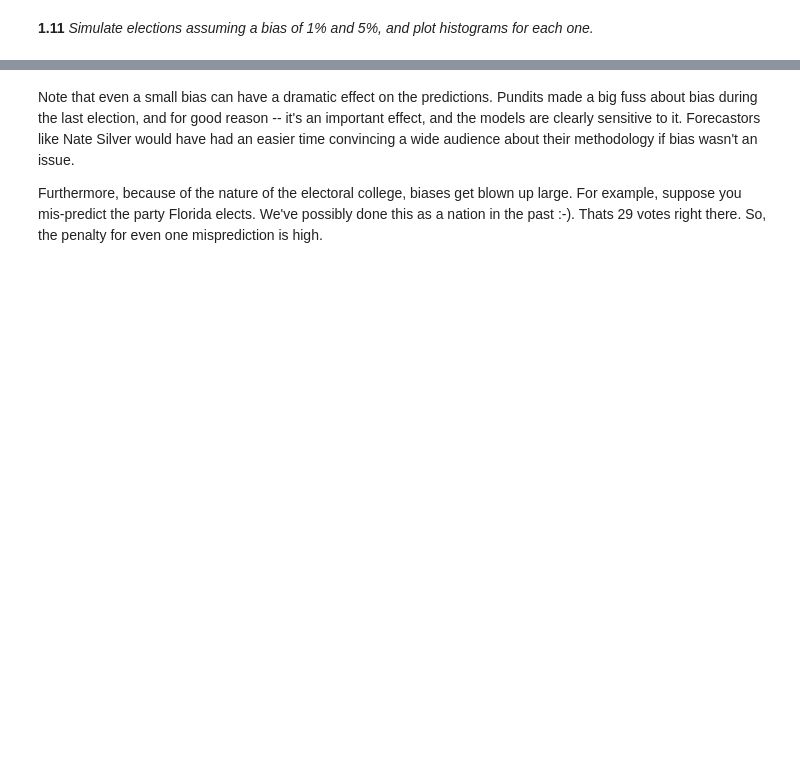
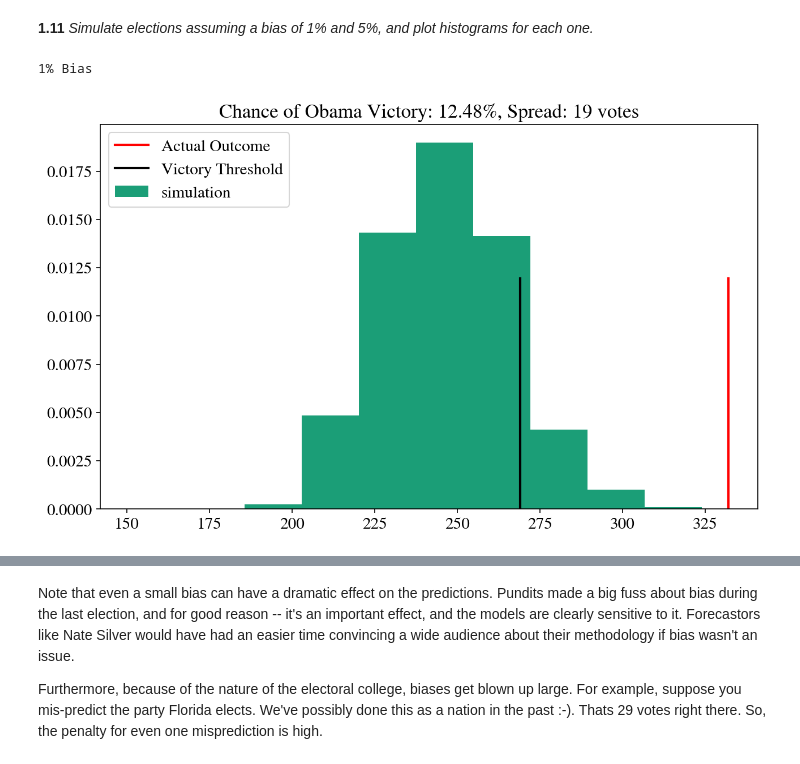
Before and after one commit to dashster18/content, a Jupyter notebook: HW2.ipynb, the cells around one changed output, grey strips where cells are left out. Saved outputs shown, nothing was run; the diff lists cells and outputs as text; code cells hidden in the pictures; blank space fills up the shorter version.

```diff
--- a/HW2.ipynb
+++ b/HW2.ipynb
@@ -501,6 +502,7 @@ $$
 CDF(z) = \frac1{2}\left(1 + {\rm erf}\left(\frac{z - \mu}{\sqrt{2 \sigma^2}}\right)\right)
 $$
 # %%
+from scipy.special import erf
 """
 Function
 --------
@@ -521,7 +523,12 @@ model : DataFrame
      * Obama: probability that the state votes for Obama.
     model.index should be set to gallup.index (that is, it should be indexed by state name)
 """
-# your code here
+def uncertain_gallup_model(gallup):
+    model = pd.DataFrame(index=gallup.index)
+    sampling_error = 3.0
+    prob = .5 * (1 + erf(gallup.Dem_Adv / math.sqrt(2 * sampling_error**2)))
+    model['Obama'] = prob
+    return model
 # %% [markdown]
 We construct the model by estimating the probabilities:
 # %%
@@ -575,6 +585,9 @@ Examples
 >>> model.ix['Flordia']
 >>> .460172
 """
-#your code here
+def biased_gallup_poll(gallup, bias):
+    biased_gallup = gallup
+    biased_gallup.Dem_Adv -= bias
+    return uncertain_gallup_model(biased_gallup)
 # %% [markdown]
 **1.11** *Simulate elections assuming a bias of 1% and 5%, and plot histograms for each one.*
@@ -582,0 +594,10 @@ Examples
+# %%
+#your code here
+biased_model1 = biased_gallup_poll(gallup_2012, 1)
+biased_model1 = biased_model1.join(electoral_votes)
+prediction = simulate_election(biased_model1, 10000)
+plot_simulation(prediction)
+print("1% Bias")
+# %% [output]
+1% Bias
+[figure, added]
```
Also changed, not shown: parts of 19 cells of this notebook.
